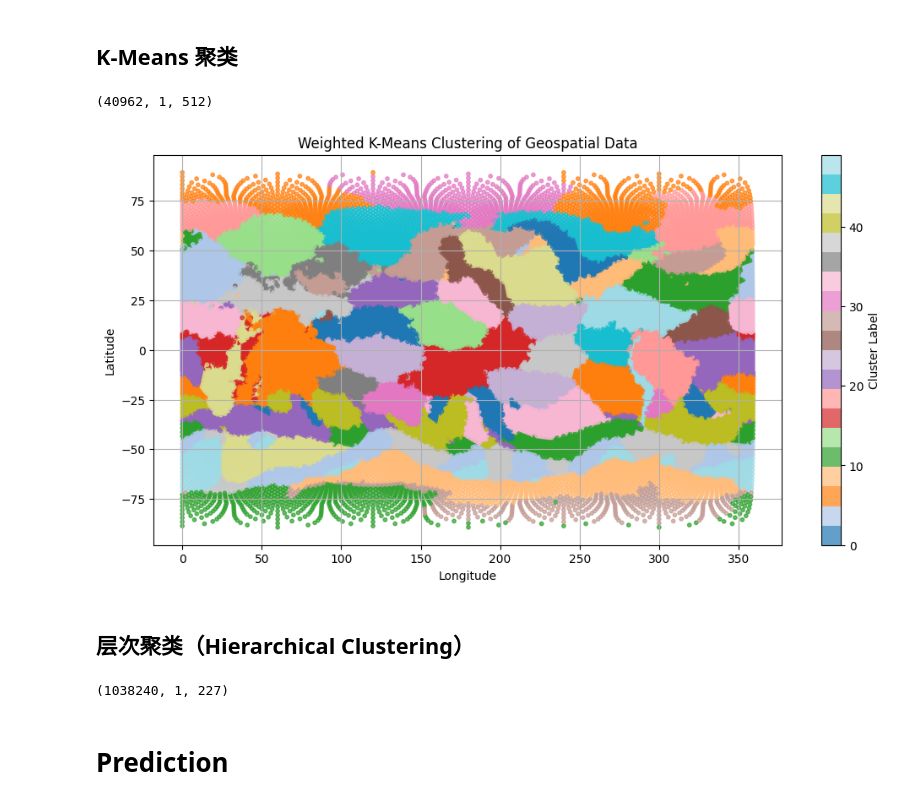
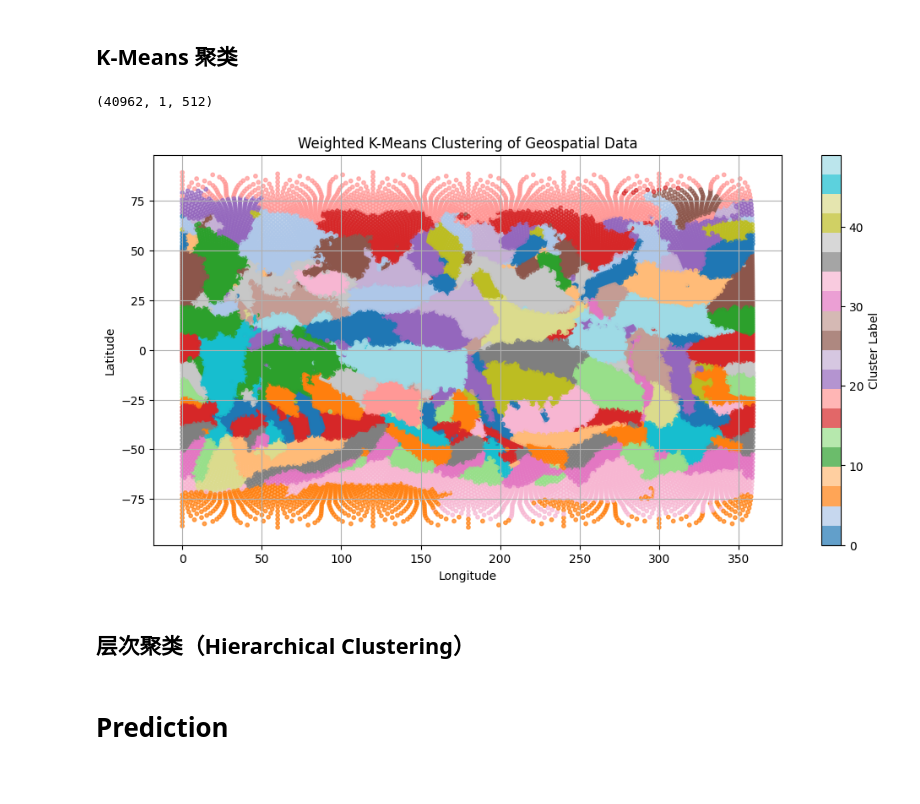
Before and after one commit to PiuQiuPiaQia/gnn-vis, a Jupyter notebook: GraphCast/graphcast-main/main.ipynb, the cells around one changed output. Drawn from its saved outputs; the diff is of its cells as text; code cells hidden in the pictures.

```diff
--- a/GraphCast/graphcast-main/main.ipynb
+++ b/GraphCast/graphcast-main/main.ipynb
@@ -111,40 +111,27 @@ NameError: name 'latent_mesh_nodes' is not defined
 # %% [markdown]
 ## K-Means 聚类
 # %%
-import numpy as np
-from sklearn.preprocessing import StandardScaler
 from sklearn.cluster import KMeans
 import matplotlib.pyplot as plt
 print(latent_mesh_nodes.shape)
 
-# 标准化地理特征和嵌入特征
-scaler_geo = StandardScaler()
-geo_features = np.vstack((_mesh_nodes_lon, _mesh_nodes_lat)).T
-geo_features_scaled = scaler_geo.fit_transform(geo_features)
-
-scaler_latent = StandardScaler()
-latent_features_scaled = scaler_latent.fit_transform(latent_mesh_nodes[:, 0, :])
-
-# 合并地理特征和嵌入特征, 给予特征平衡
-combined_features = np.hstack((geo_features_scaled, latent_features_scaled))
-
 # 使用K-Means进行聚类
 num_clusters = 50
 kmeans = KMeans(n_clusters=num_clusters, random_state=42)
-labels = kmeans.fit_predict(combined_features)
+labels = kmeans.fit_predict(latent_mesh_nodes[:, 0, :])
 
 # 可视化聚类结果
 plt.figure(figsize=(12, 6))
 sc = plt.scatter(_mesh_nodes_lon, _mesh_nodes_lat, c=labels, cmap='tab20', s=10, alpha=0.7)
 plt.title('Weighted K-Means Clustering of Geospatial Data')
 plt.xlabel('Longitude')
 plt.ylabel('Latitude')
 plt.colorbar(sc, label='Cluster Label')
 plt.grid(True)
 plt.show()
 # %% [output]
 (40962, 1, 512)
-[figure, old version]
+[figure, new version]
 # %% [markdown]
 ## 层次聚类（Hierarchical Clustering）
 # %%
@@ -190,8 +177,3 @@ print("Cluster Representative Embeddings Shape:", cluster_representatives.shape)
-# %%
-predictions["2m_temperature"].isel(time=0).isel(batch=0)
-output_grid_nodes.shape
-# %% [output]
-(1038240, 1, 227)
 # %% [markdown]
 # Prediction
 # %%
```
Also changed, not shown: parts of 4 cells of this notebook.
